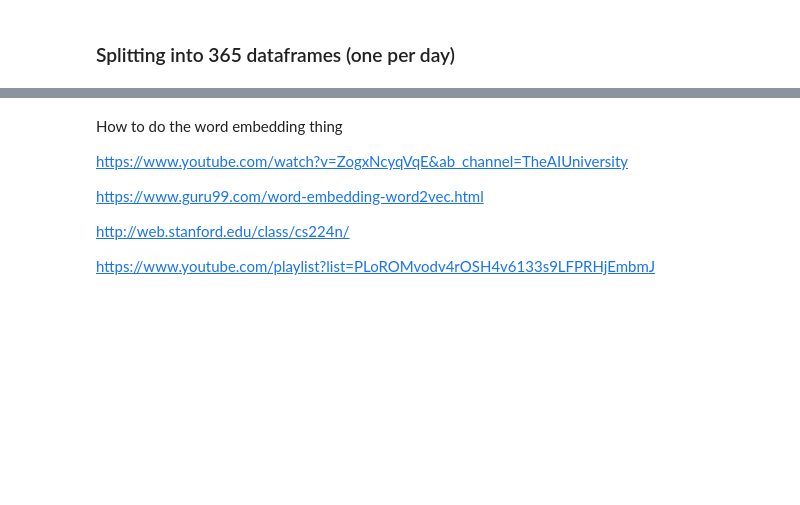
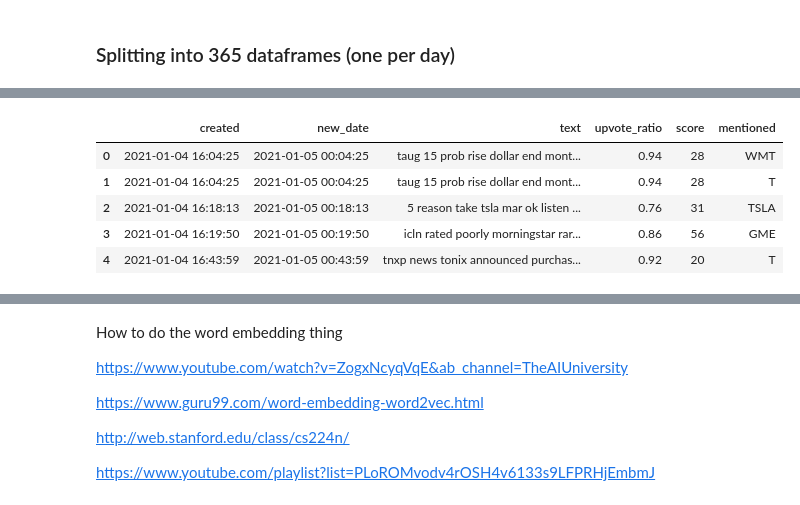
Before and after one commit to benfouch/finalDaScProj, a Jupyter notebook: cleaning.ipynb, the cells around one changed output, grey strips where cells are left out. Cells and saved outputs as stored; diff of their text form; code cells hidden in the pictures; blank space fills up the shorter version.

```diff
--- a/cleaning.ipynb
+++ b/cleaning.ipynb
@@ -573,0 +550,9 @@ for df in day_frames_split:
+# %%
+day_frames_split[4].head()
+# %% [output]
+|  | created | new_date | text | upvote_ratio | score | mentioned |
+| 0 | 2021-01-04 16:04:25 | 2021-01-05 00:04:25 | taug 15 prob rise dollar end mont... | 0.94 | 28 | WMT |
+| 1 | 2021-01-04 16:04:25 | 2021-01-05 00:04:25 | taug 15 prob rise dollar end mont... | 0.94 | 28 | T |
+| 2 | 2021-01-04 16:18:13 | 2021-01-05 00:18:13 | 5 reason take tsla mar ok listen ... | 0.76 | 31 | TSLA |
+| 3 | 2021-01-04 16:19:50 | 2021-01-05 00:19:50 | icln rated poorly morningstar rar... | 0.86 | 56 | GME |
+| 4 | 2021-01-04 16:43:59 | 2021-01-05 00:43:59 | tnxp news tonix announced purchas... | 0.92 | 20 | T |
```
Also changed, not shown: parts of 11 cells of this notebook.
